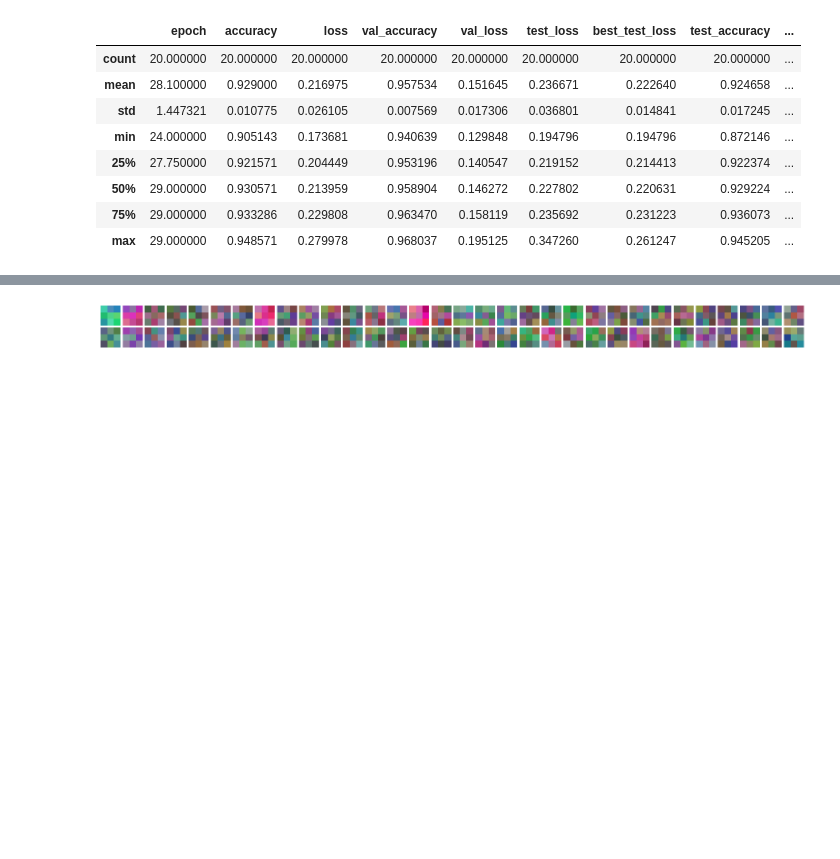
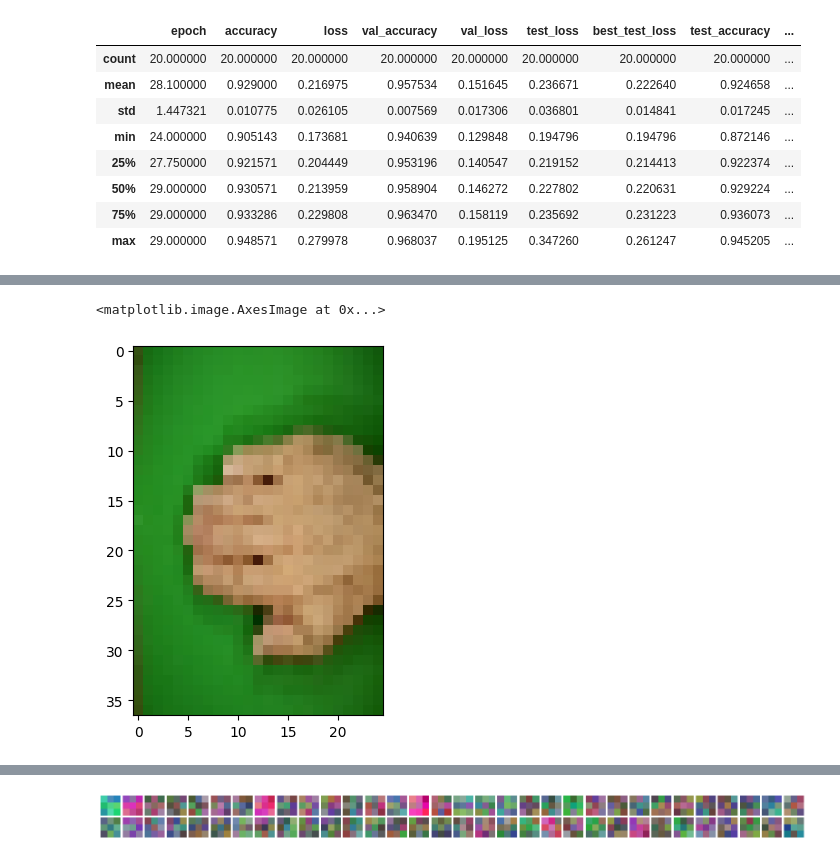
Before and after one commit to ffaundezcab/rps_deep, a Jupyter notebook: notebooks/model.ipynb, the cells around one changed output, grey strips where cells are left out. Cells and saved outputs as stored; diff of their text form; code cells hidden in the pictures; blank space fills up the shorter version.

Commit message:
add classification metrics and plot functions

```diff
--- a/notebooks/model.ipynb
+++ b/notebooks/model.ipynb
@@ -255,3 +257,20 @@ def table_from_history(history_table, run_id):
     dft['run'] = run_id
     dft = dft.reset_index(names = "epoch")
     return dft
+# %%
+def pass_imgs_labels(model, dset):
+
+    imgs = []
+    y_true = []
+    y_pred = []
+
+    for images, labels in dset:
+        preds = model.predict(images)
+        y_pred.extend(np.argmax(preds, axis=1))
+        y_true.extend(np.argmax(labels.numpy(), axis = 1))
+        imgs.extend(images.numpy())
+
+    y_true = np.array(y_true)
+    y_pred = np.array(y_pred)
+
+    return y_true, y_pred, imgs
@@ -366,3 +383,6 @@ best_results.describe()
 | 50% | 29.000000 | 0.930571 | 0.213959 | 0.958904 | 0.146272 | 0.227802 | 0.220631 | 0.929224 | ... |
 | 75% | 29.000000 | 0.933286 | 0.229808 | 0.963470 | 0.158119 | 0.235692 | 0.231223 | 0.936073 | ... |
 | max | 29.000000 | 0.948571 | 0.279978 | 0.968037 | 0.195125 | 0.347260 | 0.261247 | 0.945205 | ... |
+# %%
+y_true, y_pred, imgs  = pass_imgs_labels(best_model, test_set)
+cm = compute_classification_metrics(y_true, y_pred, class_names=class_names)
@@ -368,0 +406,5 @@ best_results.describe()
+# %%
+plt.imshow(imgs[0].astype(np.uint8))
+# %% [output]
+<matplotlib.image.AxesImage at 0x...>
+[figure, added]
```
Also changed, not shown: parts of 9 cells of this notebook.
